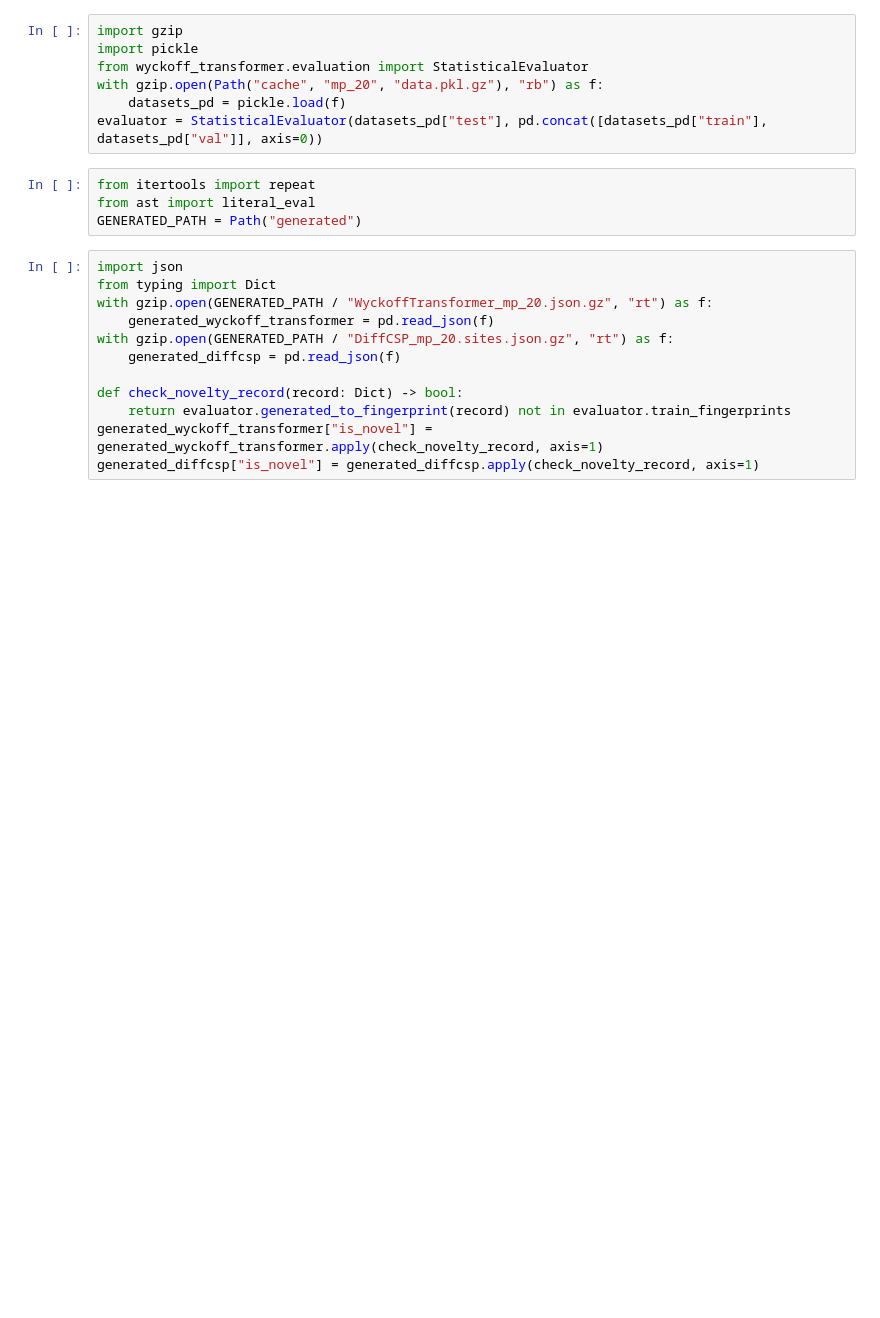
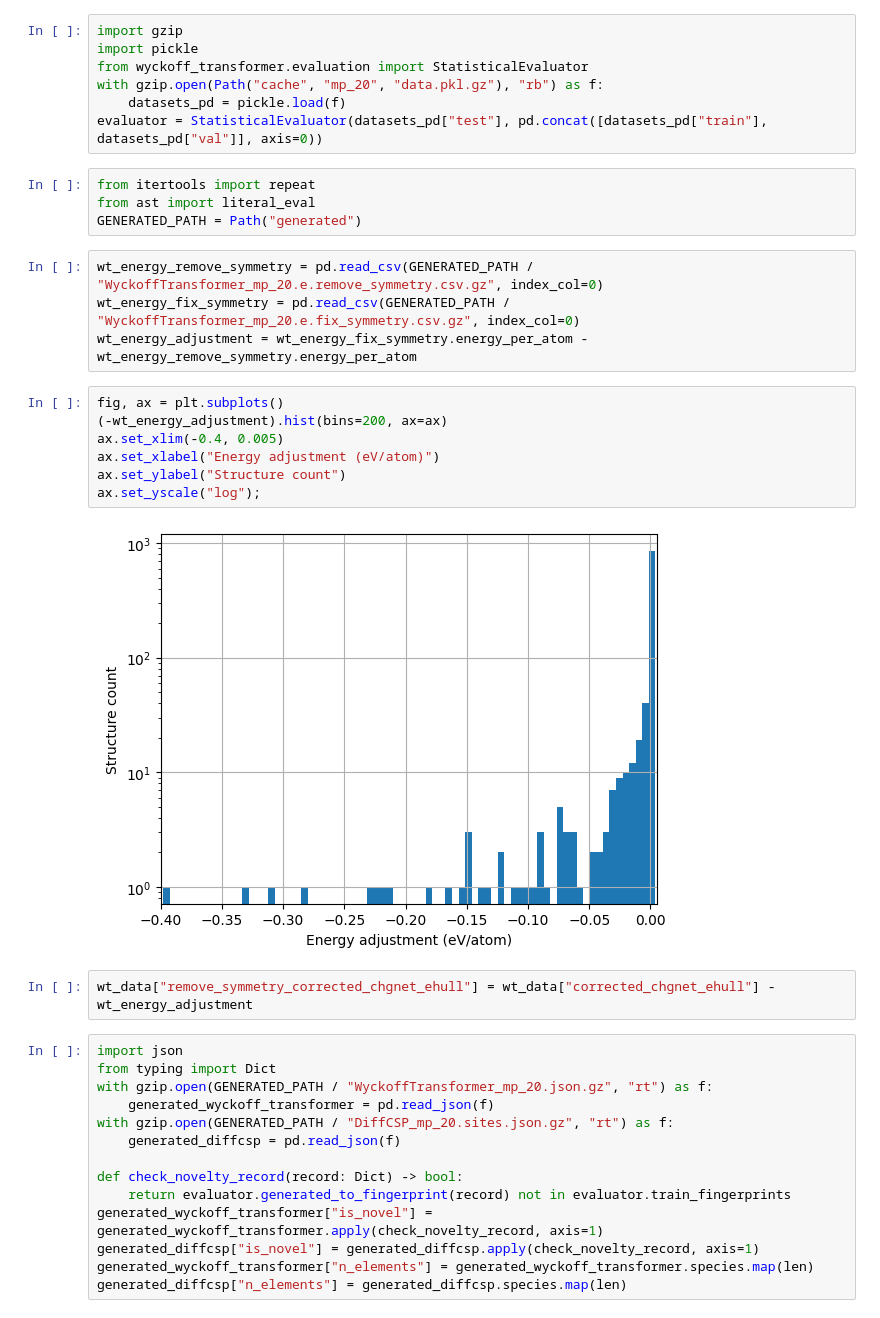
Before and after one commit to kedhip/WyckoffTransformer, a Jupyter notebook: MP-20 E_hull.ipynb, the cells around one changed output. Cells and saved outputs as stored; diff of their text form; blank space fills up the shorter version.

Commit message:
E_hull for structures with removed symmetry

```diff
--- a/MP-20 E_hull.ipynb
+++ b/MP-20 E_hull.ipynb
@@ -16,6 +19,21 @@ evaluator = StatisticalEvaluator(datasets_pd["test"], pd.concat([datasets_pd["tr
 from itertools import repeat
 from ast import literal_eval
 GENERATED_PATH = Path("generated")
+# %%
+wt_energy_remove_symmetry = pd.read_csv(GENERATED_PATH / "WyckoffTransformer_mp_20.e.remove_symmetry.csv.gz", index_col=0)
+wt_energy_fix_symmetry = pd.read_csv(GENERATED_PATH / "WyckoffTransformer_mp_20.e.fix_symmetry.csv.gz", index_col=0)
+wt_energy_adjustment = wt_energy_fix_symmetry.energy_per_atom - wt_energy_remove_symmetry.energy_per_atom
+# %%
+fig, ax = plt.subplots()
+(-wt_energy_adjustment).hist(bins=200, ax=ax)
+ax.set_xlim(-0.4, 0.005)
+ax.set_xlabel("Energy adjustment (eV/atom)")
+ax.set_ylabel("Structure count")
+ax.set_yscale("log");
+# %% [output]
+[figure, added]
+# %%
+wt_data["remove_symmetry_corrected_chgnet_ehull"] = wt_data["corrected_chgnet_ehull"] - wt_energy_adjustment
 # %%
 import json
 from typing import Dict
@@ -28,4 +46,6 @@ def check_novelty_record(record: Dict) -> bool:
     return evaluator.generated_to_fingerprint(record) not in evaluator.train_fingerprints
 generated_wyckoff_transformer["is_novel"] = generated_wyckoff_transformer.apply(check_novelty_record, axis=1)
 generated_diffcsp["is_novel"] = generated_diffcsp.apply(check_novelty_record, axis=1)
+generated_wyckoff_transformer["n_elements"] = generated_wyckoff_transformer.species.map(len)
+generated_diffcsp["n_elements"] = generated_diffcsp.species.map(len)
 # %%
```
Also changed, not shown: parts of 11 cells of this notebook.
